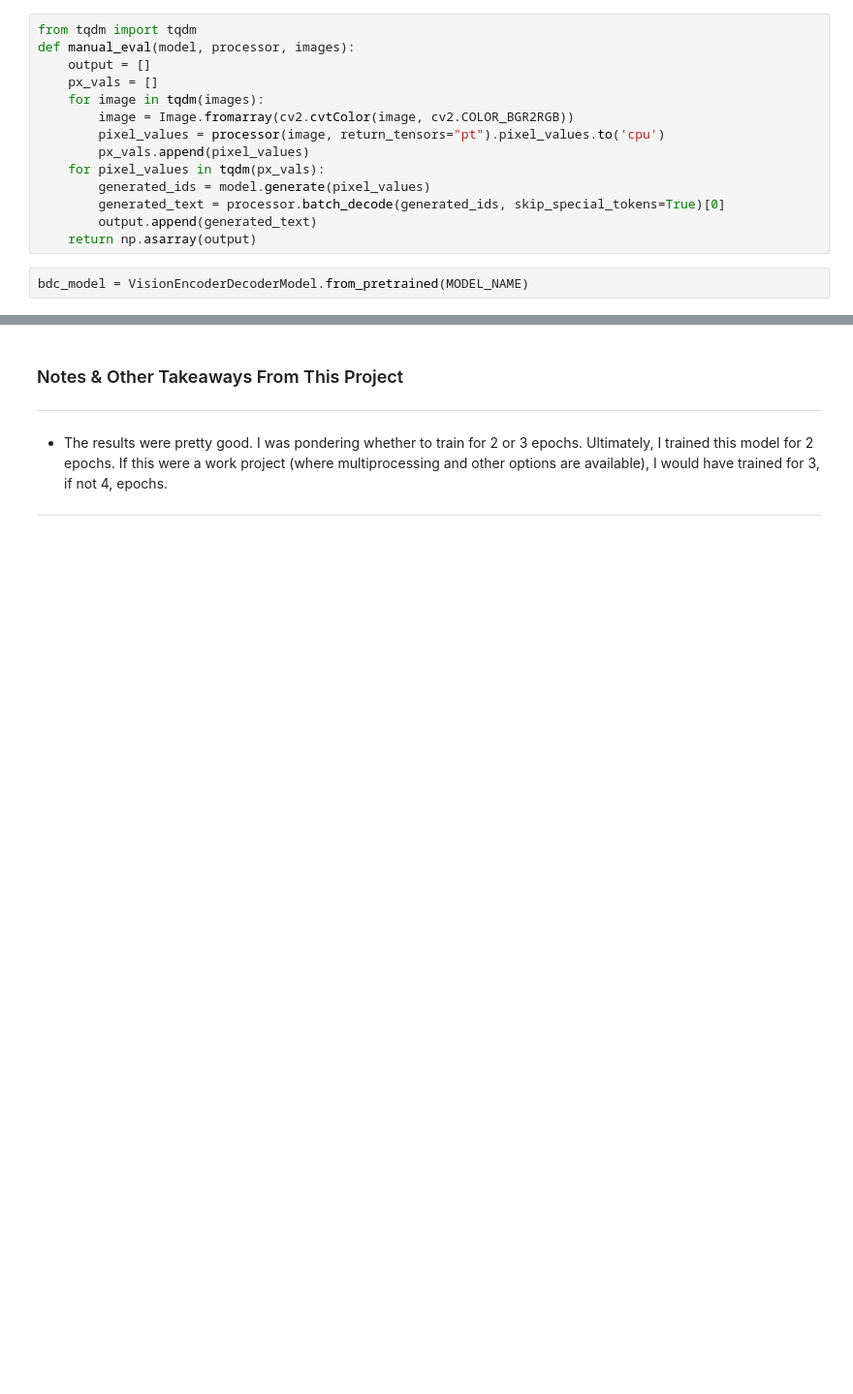
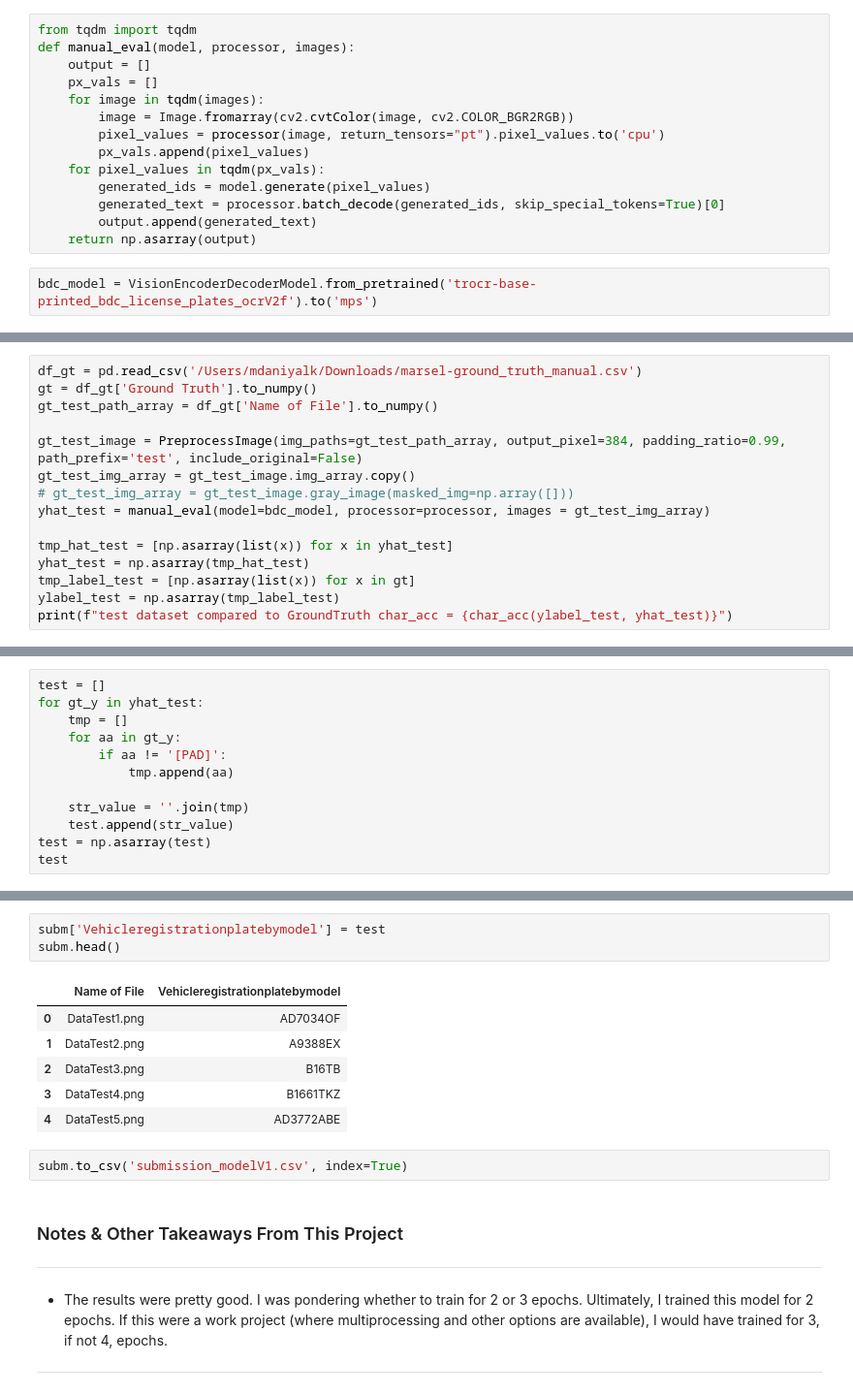
Before and after one commit to mdaniyalk/BDC-2023, a Jupyter notebook: TrOCR_FineTuneV2.ipynb, the cells around one changed output, grey strips where cells are left out. Shown at 97% size. Cells and saved outputs as stored; diff of their text form; blank space fills up the shorter version.

```diff
--- a/TrOCR_FineTuneV2.ipynb
+++ b/TrOCR_FineTuneV2.ipynb
@@ -334,7 +369,7 @@ def manual_eval(model, processor, images):
         output.append(generated_text)
     return np.asarray(output)
 # %%
-bdc_model = VisionEncoderDecoderModel.from_pretrained(MODEL_NAME)
+bdc_model = VisionEncoderDecoderModel.from_pretrained('trocr-base-printed_bdc_license_plates_ocrV2f').to('mps')
 # %%
 from metrics import character_accuracy_np
 
@@ -351,0 +389,15 @@ print(f"test dataset char_acc = {character_accuracy_np(ylabel_test, yhat_test)}"
+# %%
+df_gt = pd.read_csv('/Users/mdaniyalk/Downloads/marsel-ground_truth_manual.csv')
+gt = df_gt['Ground Truth'].to_numpy()
+gt_test_path_array = df_gt['Name of File'].to_numpy()
+
+gt_test_image = PreprocessImage(img_paths=gt_test_path_array, output_pixel=384, padding_ratio=0.99, path_prefix='test', include_original=False)
+gt_test_img_array = gt_test_image.img_array.copy()
+# gt_test_img_array = gt_test_image.gray_image(masked_img=np.array([]))
+yhat_test = manual_eval(model=bdc_model, processor=processor, images = gt_test_img_array)
+
+tmp_hat_test = [np.asarray(list(x)) for x in yhat_test]
+yhat_test = np.asarray(tmp_hat_test)
+tmp_label_test = [np.asarray(list(x)) for x in gt]
+ylabel_test = np.asarray(tmp_label_test)
+print(f"test dataset compared to GroundTruth char_acc = {char_acc(ylabel_test, yhat_test)}")
@@ -351,0 +415,12 @@ print(f"test dataset char_acc = {character_accuracy_np(ylabel_test, yhat_test)}"
+# %%
+test = []
+for gt_y in yhat_test:
+    tmp = []
+    for aa in gt_y:
+        if aa != '[PAD]':
+            tmp.append(aa)
+
+    str_value = ''.join(tmp)
+    test.append(str_value)
+test = np.asarray(test)
+test
@@ -352,3 +460,15 @@ print(f"test dataset char_acc = {character_accuracy_np(ylabel_test, yhat_test)}"
+# %%
+subm['Vehicleregistrationplatebymodel'] = test
+subm.head()
+# %% [output]
+|  | Name of File | Vehicleregistrationplatebymodel |
+| 0 | DataTest1.png | AD7034OF |
+| 1 | DataTest2.png | A9388EX |
+| 2 | DataTest3.png | B16TB |
+| 3 | DataTest4.png | B1661TKZ |
+| 4 | DataTest5.png | AD3772ABE |
+# %%
+subm.to_csv('submission_modelV1.csv', index=True)
 # %% [markdown]
 ### Notes & Other Takeaways From This Project
 ****
```
Also changed, not shown: parts of 15 cells of this notebook, 34 other files.
